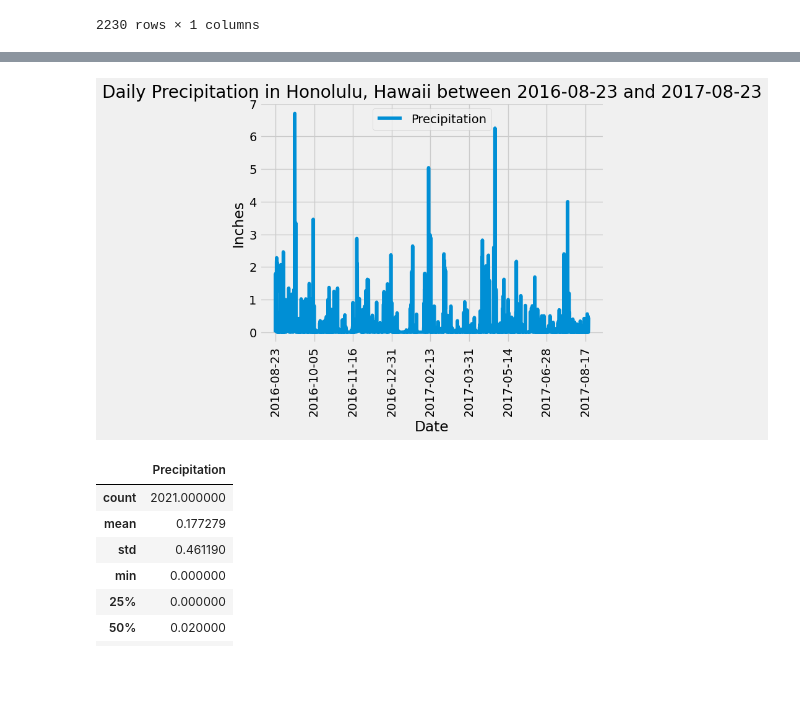
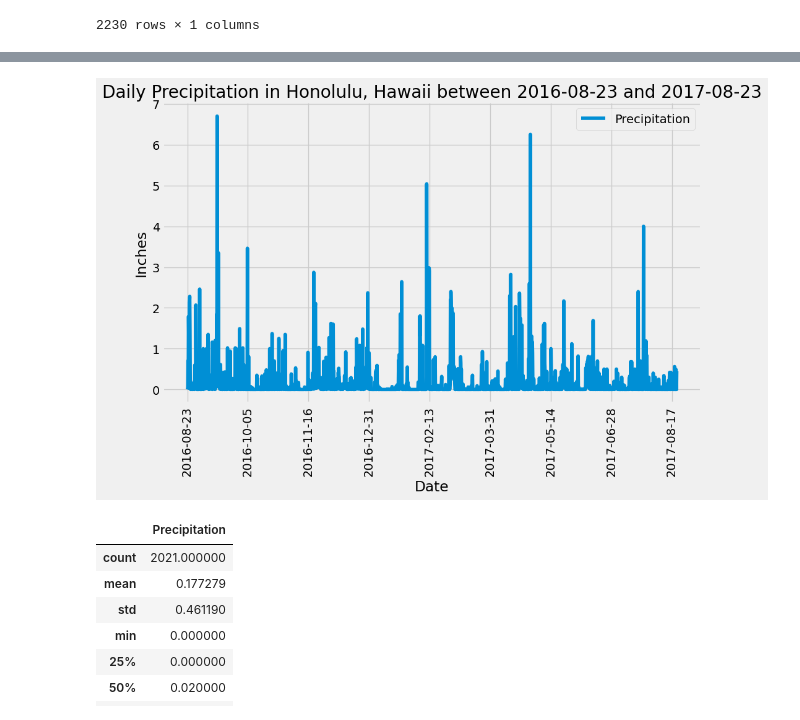
Before and after one commit to SNNandhini/SqlAlchemy_Challenge, a Jupyter notebook: SurfsUp/climate.ipynb, the cells around one changed output, grey strips where cells are left out. Saved outputs shown, nothing was run; the diff lists cells and outputs as text; code cells hidden in the pictures; blank space fills up the shorter version.

```diff
--- a/SurfsUp/climate.ipynb
+++ b/SurfsUp/climate.ipynb
@@ -158,11 +158,11 @@ prcp_12_months
 2021 rows × 1 columns
 # %%
 # Use Pandas Plotting with Matplotlib to plot the data
-prcp_12_months.plot(ylabel="Inches", rot=90)
+prcp_12_months.plot(ylabel="Inches", rot=90, figsize=(10,6))
 plt.title(f"Daily Precipitation in Honolulu, Hawaii between {recent_dt_last_yr} and {recent_date_dt}")
 plt.show()
 # %% [output]
-[figure, old version]
+[figure, new version]
 # %%
 # Use Pandas to calcualte the summary statistics for the precipitation data
 prcp_12_months.describe()
```
Also changed, not shown: parts of 4 cells of this notebook, 1 other file.
